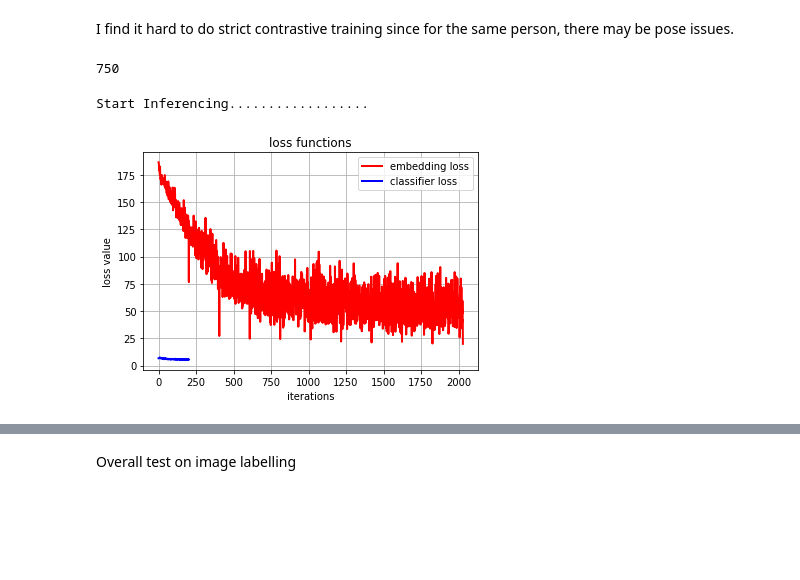
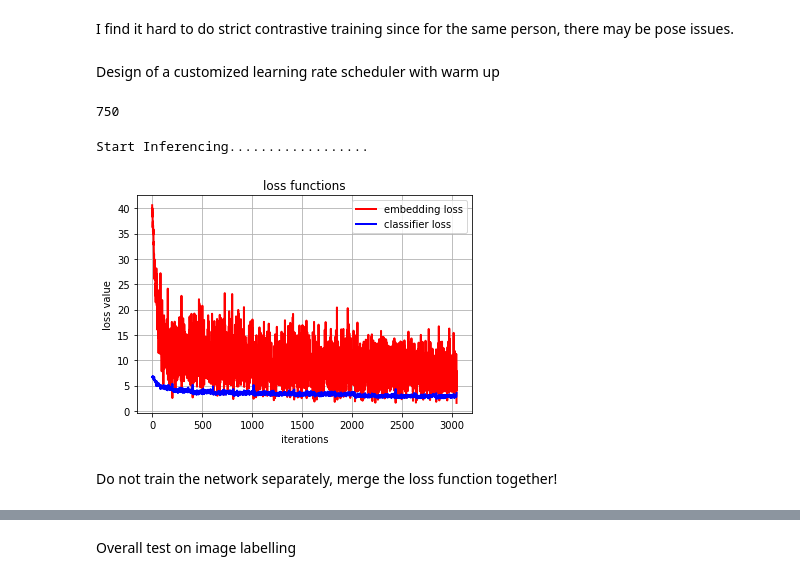
Before and after one commit to SuperbTUM/real-time-ReID-tracking, a Jupyter notebook: modification_deepsort/REID_DEMO.ipynb, the cells around one changed output, grey strips where cells are left out. Drawn from its saved outputs; the diff is of its cells as text; code cells hidden in the pictures; blank space fills up the shorter version.

```diff
--- a/modification_deepsort/REID_DEMO.ipynb
+++ b/modification_deepsort/REID_DEMO.ipynb
@@ -85,8 +115,11 @@ class SEDense18(nn.Module):
         self.seblock6 = SEBlock(256)
 
         self.basicBlock41 = model.layer4[0]
+        # last stride = 1
+        self.basicBlock41.conv1 = nn.Conv2d(256, 512, kernel_size=(3, 3), stride=(1, 1), padding=(1, 1), bias=False, device="cuda:0")
+        self.basicBlock41.downsample[0] = nn.Conv2d(256, 512, kernel_size=(1,1), stride=(1,1), bias=False, device="cuda:0")
         self.seblock7 = SEBlock(512)
-        self.ancillaryconv7 = nn.Conv2d(256, 512, 1, 2, 0)
+        self.ancillaryconv7 = nn.Conv2d(256, 512, 1, 1, 0)
         self.optionalNorm2dconv7 = nn.BatchNorm2d(512)
 
         self.basicBlock42 = model.layer4[1]
@@ -398,7 +431,7 @@ class HybridLoss(nn.Module):
 
 
 class HybridLoss2(nn.Module):
-    def __init__(self, num_classes, feat_dim=512, margin=200):
+    def __init__(self, num_classes, feat_dim=512, margin=50):
         super().__init__()
         self.center = CenterLoss(num_classes=num_classes, feat_dim=feat_dim)
         self.triplet = TripletLoss(margin)
@@ -409,3 +442,5 @@ class HybridLoss2(nn.Module):
         targets: ground truth labels
         """
         return self.triplet(features, targets) + 0.0005 * self.center(features, targets)
+# %% [markdown]
+Design of a customized learning rate scheduler with warm up
@@ -416,13 +498,14 @@ def training_strategy(num_classes):
     # loss_function_embedding = contrastiveLoss(margin=300)
     # loss_function_embedding = HybridLoss(margin=20)
     loss_function_embedding = HybridLoss2(num_classes)
-    optimizer_embedding = torch.optim.Adam(embedding.parameters(), lr=0.002, weight_decay=5e-4)
-    lr_scheduler_embedding = torch.optim.lr_scheduler.StepLR(optimizer_embedding, step_size=2000, gamma=0.5)
+    optimizer_embedding = torch.optim.Adam(embedding.parameters(), lr=0.001, weight_decay=5e-4)
+    lr_scheduler_embedding = torch.optim.lr_scheduler.StepLR(optimizer_embedding, step_size=1000, gamma=0.5)
+    # lr_scheduler_embedding = WarmupMultiStepLR(optimizer_embedding, [5, 10], warmup_iters=10)
     # lr_scheduler_embedding = torch.optim.lr_scheduler.CosineAnnealingWarmRestarts(optimizer_embedding, 10, eta_min=3.5e-5)
     # The followings are used for training the classification network
     classifier = embedding.classifier
     loss_function_classifier = LabelSmoothing()
-    optimizer_classifier = torch.optim.Adam(classifier.parameters(), lr=0.01, weight_decay=5e-4)
+    optimizer_classifier = torch.optim.Adam(classifier.parameters(), lr=0.005, weight_decay=5e-4)
     lr_scheduler_classifier = torch.optim.lr_scheduler.StepLR(optimizer_classifier, step_size=2000, gamma=0.5)
     return embedding, loss_function_embedding, optimizer_embedding, lr_scheduler_embedding, \
         classifier, loss_function_classifier, optimizer_classifier, lr_scheduler_classifier
@@ -466,7 +549,7 @@ def train(image_path, pose_path, label_path, num_class, epochs=10, batch_size=64
             nn.utils.clip_grad_norm_(embed_model.parameters(), 10.)
             optim_embed.step()
             lr_embed.step()
-            status = "epoch: {}, lr: {:.4f}, loss: {:.5f}".format(epoch, lr_embed.get_last_lr()[0], loss.item() / batch_size)
+            status = "epoch: {}, lr: {:.6f}, loss: {:.4f}".format(epoch, lr_embed.get_last_lr()[0], loss.item())
             iterator.set_description(status)
     # Once the training is completed, do the inference to obtain the embeddings
     embed_model = embed_model.eval()
@@ -487,7 +570,7 @@ def train(image_path, pose_path, label_path, num_class, epochs=10, batch_size=64
     classDataset = TensorDataset(feature_set, label_set)
 
     class_model.train()
-    for epoch in range(1):
+    for epoch in range(epochs):
         dataloader = DataLoaderX(classDataset, batch_size, True, num_workers=4, pin_memory=True)
         iterator = tqdm(dataloader)
         for sample in iterator:
@@ -502,7 +585,7 @@ def train(image_path, pose_path, label_path, num_class, epochs=10, batch_size=64
             nn.utils.clip_grad_norm_(class_model.parameters(), 10.)
             optim_class.step()
             lr_class.step()
-            status = "epoch: {}, lr: {:.4f}, loss: {:.5f}".format(epoch, lr_embed.get_last_lr()[0], loss.item() / batch_size)
+            status = "epoch: {}, lr: {:.6f}, loss: {:.4f}".format(epoch, lr_class.get_last_lr()[0], loss.item())
             iterator.set_description(status)
     class_model = class_model.eval()
     return embed_model, class_model, losses_embed, losses_class
@@ -528,8 +611,10 @@ assert len(image_path) == len(pose_path)
 # %% [output]
 750
 # %%
-embed_model, class_model, losses_embed, losses_cls = train(image_path, pose_path, label_path, max(label_path)+1, 10)
+embed_model, class_model, losses_embed, losses_cls = train(image_path, pose_path, label_path, max(label_path)+1, 15)
 plot_losses(losses_embed, losses_cls)
 # %% [output]
 Start Inferencing..................
-[figure, old version]
+[figure, new version]
+# %% [markdown]
+Do not train the network separately, merge the loss function together!
```
Also changed, not shown: parts of 18 cells of this notebook, 3 other files.
